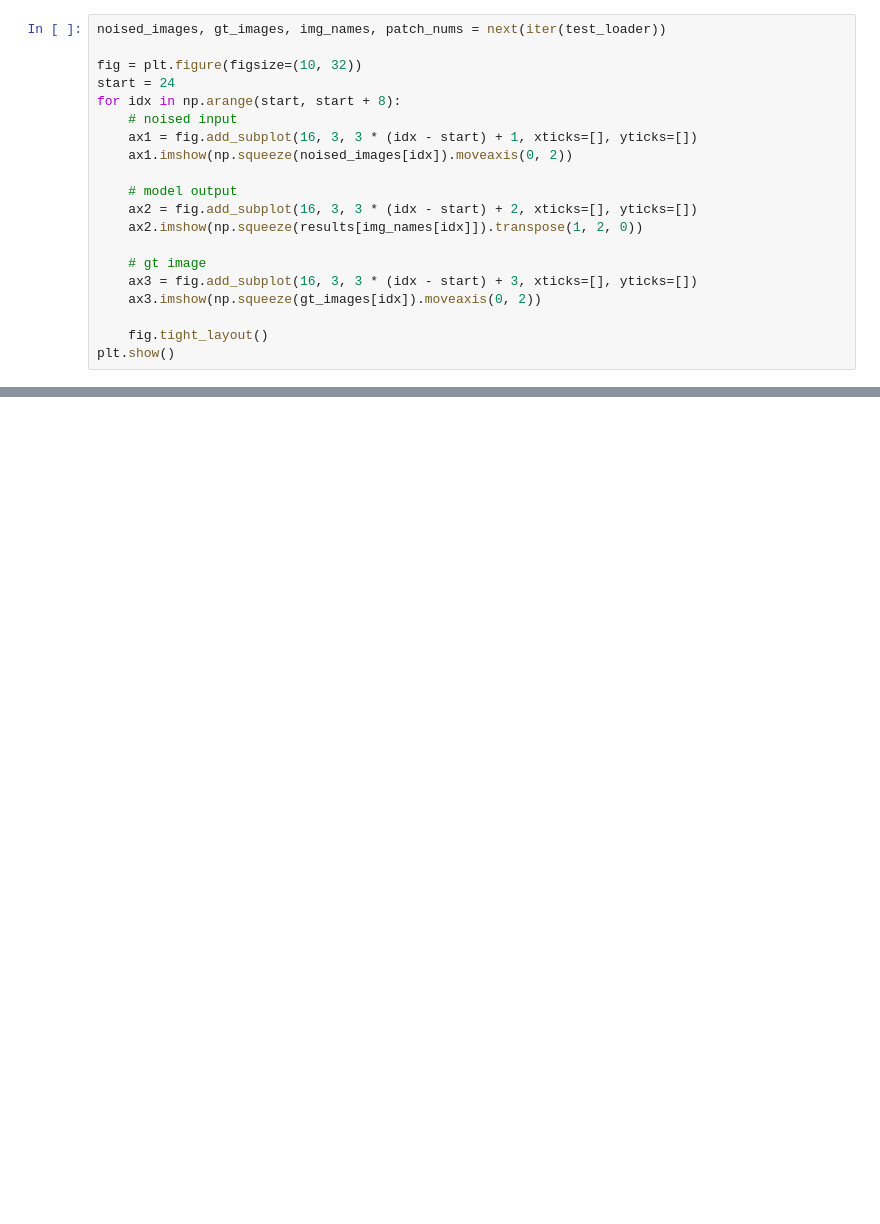
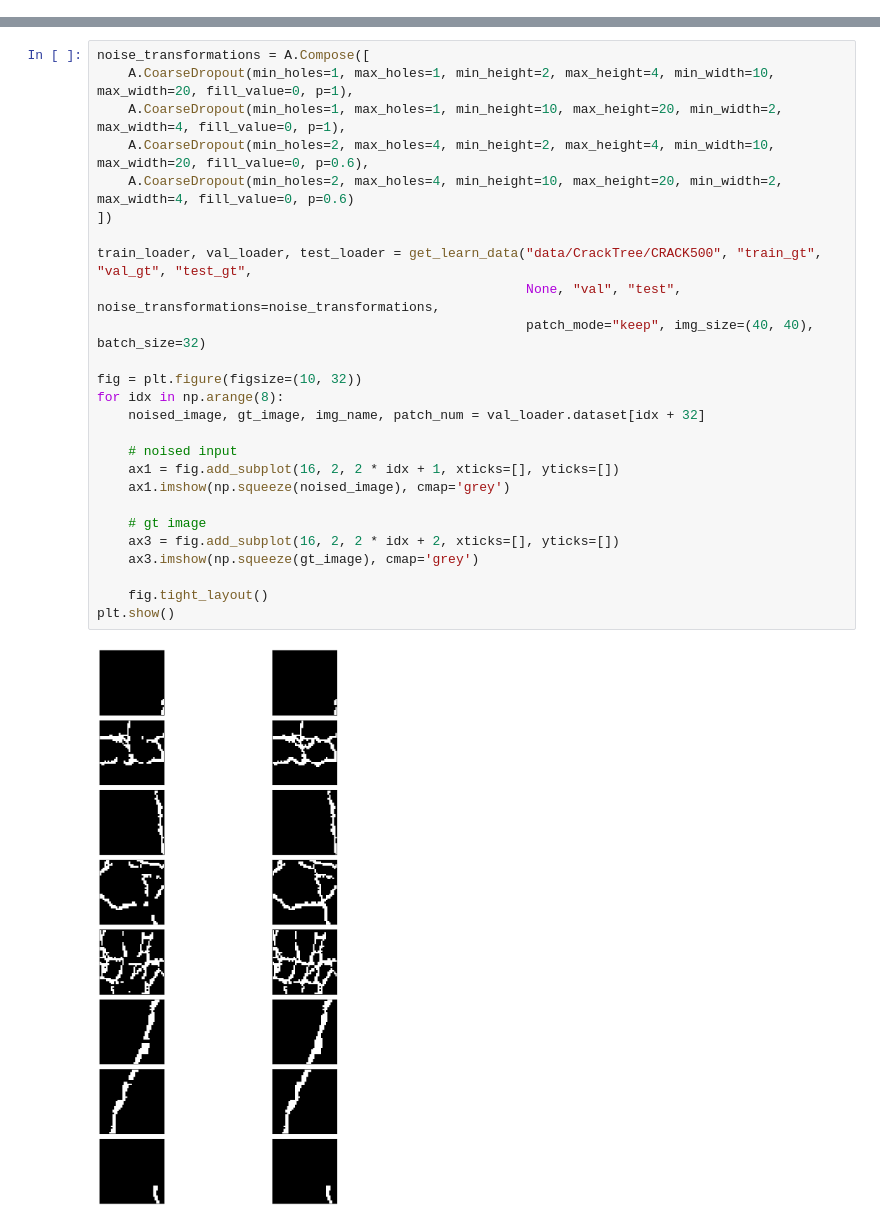
Before and after one commit to DanVolodin/Topological-Autoencoder, a Jupyter notebook: experiments.ipynb, the cells around one changed output, grey strips where cells are left out. Saved outputs shown, nothing was run; the diff lists cells and outputs as text; blank space fills up the shorter version.

Commit message:
Update datasets and learning pipeline. Upload experiments with CRACK500 and Roads

```diff
--- a/experiments.ipynb
+++ b/experiments.ipynb
@@ -234,20 +0,0 @@ results = make_prediction(net, test_loader, device)
-# %%
-noised_images, gt_images, img_names, patch_nums = next(iter(test_loader))
-
-fig = plt.figure(figsize=(10, 32))
-start = 24
-for idx in np.arange(start, start + 8):
-    # noised input
-    ax1 = fig.add_subplot(16, 3, 3 * (idx - start) + 1, xticks=[], yticks=[])
-    ax1.imshow(np.squeeze(noised_images[idx]).moveaxis(0, 2))
-
-    # model output
-    ax2 = fig.add_subplot(16, 3, 3 * (idx - start) + 2, xticks=[], yticks=[])
-    ax2.imshow(np.squeeze(results[img_names[idx]]).transpose(1, 2, 0))
-
-    # gt image
-    ax3 = fig.add_subplot(16, 3, 3 * (idx - start) + 3, xticks=[], yticks=[])
-    ax3.imshow(np.squeeze(gt_images[idx]).moveaxis(0, 2))
-
-    fig.tight_layout()
-plt.show()
@@ -255,0 +50,28 @@ plt.show()
+# %%
+noise_transformations = A.Compose([
+    A.CoarseDropout(min_holes=1, max_holes=1, min_height=2, max_height=4, min_width=10, max_width=20, fill_value=0, p=1),
+    A.CoarseDropout(min_holes=1, max_holes=1, min_height=10, max_height=20, min_width=2, max_width=4, fill_value=0, p=1),
+    A.CoarseDropout(min_holes=2, max_holes=4, min_height=2, max_height=4, min_width=10, max_width=20, fill_value=0, p=0.6),
+    A.CoarseDropout(min_holes=2, max_holes=4, min_height=10, max_height=20, min_width=2, max_width=4, fill_value=0, p=0.6)
+])
+
+train_loader, val_loader, test_loader = get_learn_data("data/CrackTree/CRACK500", "train_gt", "val_gt", "test_gt",
+                                                       None, "val", "test", noise_transformations=noise_transformations,
+                                                       patch_mode="keep", img_size=(40, 40), batch_size=32)
+
+fig = plt.figure(figsize=(10, 32))
+for idx in np.arange(8):
+    noised_image, gt_image, img_name, patch_num = val_loader.dataset[idx + 32]
+
+    # noised input
+    ax1 = fig.add_subplot(16, 2, 2 * idx + 1, xticks=[], yticks=[])
+    ax1.imshow(np.squeeze(noised_image), cmap='grey')
+
+    # gt image
+    ax3 = fig.add_subplot(16, 2, 2 * idx + 2, xticks=[], yticks=[])
+    ax3.imshow(np.squeeze(gt_image), cmap='grey')
+
+    fig.tight_layout()
+plt.show()
+# %% [output]
+[figure, added]
```
Also changed, not shown: parts of 36 cells of this notebook, 10 other files.
